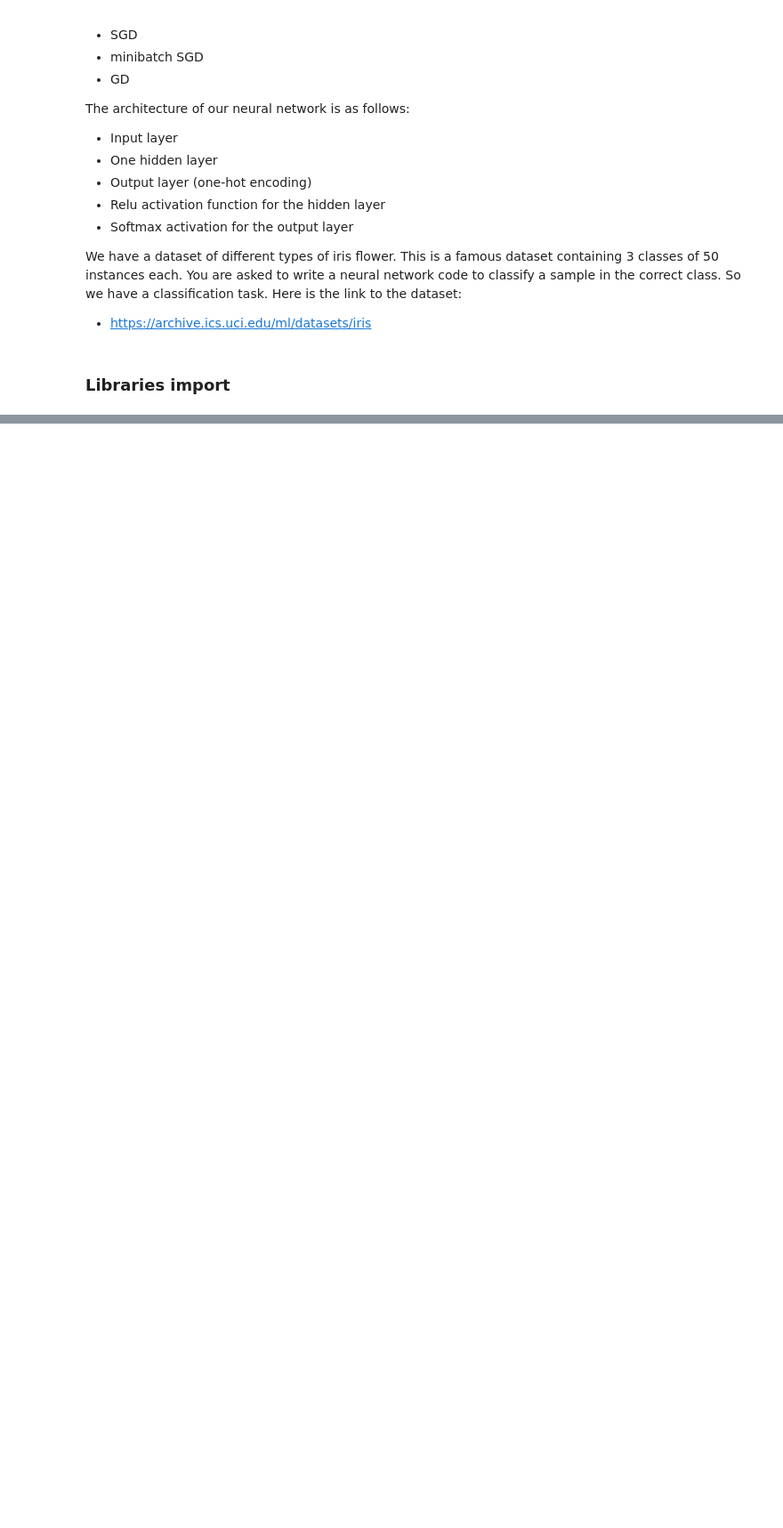
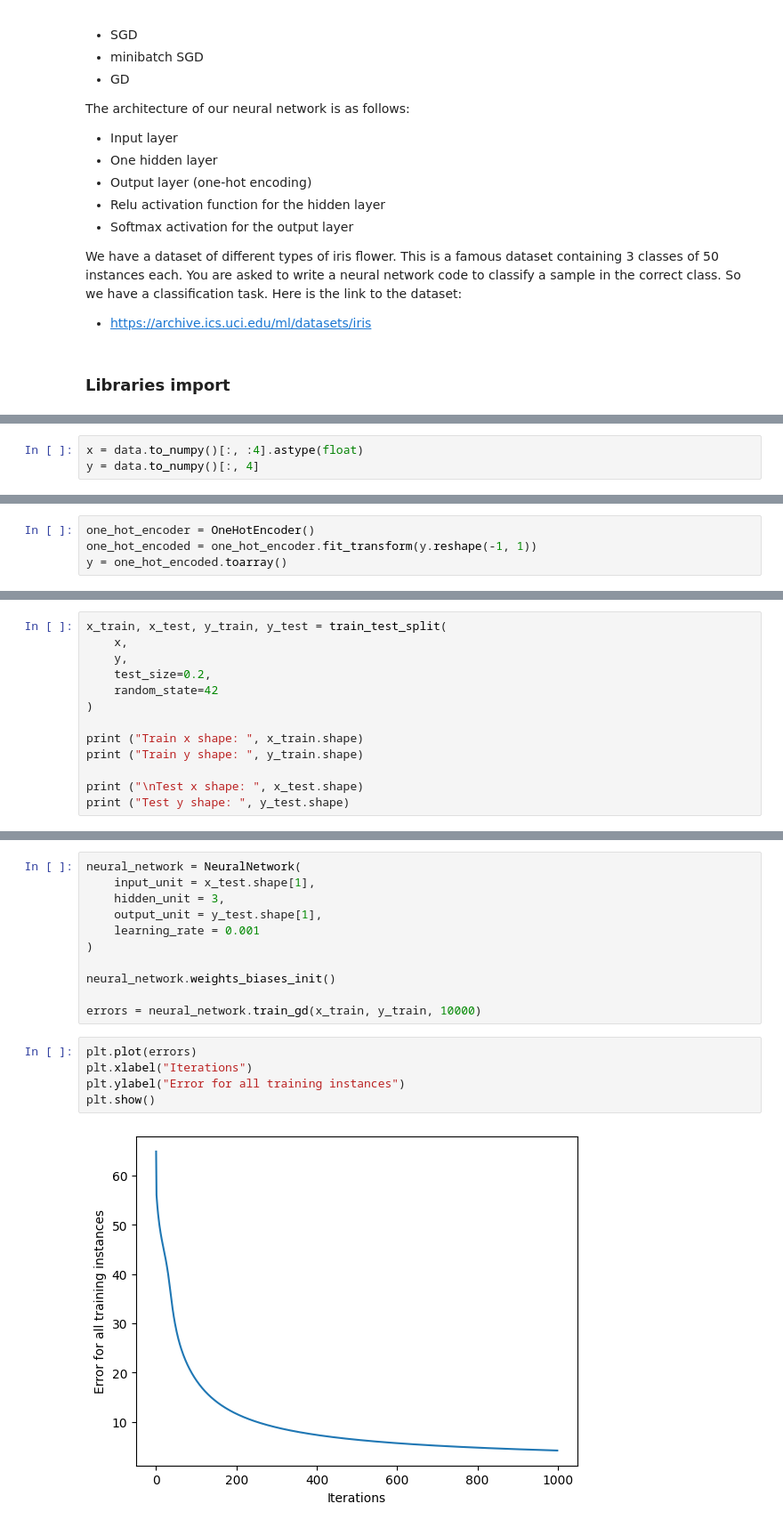
Before and after one commit to igordzierwa/deep-learning-labs, a Jupyter notebook: laboratory_4/lab4-DL-IgorDzierwa.ipynb, the cells around one changed output, grey strips where cells are left out. Shown: that part at 89% size. Saved outputs shown, nothing was run; the diff lists cells and outputs as text; blank space fills up the shorter version.

Commit message:
Working Neural Network

```diff
--- a/laboratory_4/lab4-DL-IgorDzierwa.ipynb
+++ b/laboratory_4/lab4-DL-IgorDzierwa.ipynb
@@ -41,0 +72,3 @@ data.head()
+# %%
+x = data.to_numpy()[:, :4].astype(float)
+y = data.to_numpy()[:, 4]
@@ -41,0 +101,4 @@ data.head()
+# %%
+one_hot_encoder = OneHotEncoder()
+one_hot_encoded = one_hot_encoder.fit_transform(y.reshape(-1, 1))
+y = one_hot_encoded.toarray()
@@ -41,0 +133,13 @@ data.head()
+# %%
+x_train, x_test, y_train, y_test = train_test_split(
+    x,
+    y,
+    test_size=0.2,
+    random_state=42
+)
+
+print ("Train x shape: ", x_train.shape)
+print ("Train y shape: ", y_train.shape)
+
+print ("\nTest x shape: ", x_test.shape)
+print ("Test y shape: ", y_test.shape)
@@ -41,0 +329,18 @@ data.head()
+# %%
+neural_network = NeuralNetwork(
+    input_unit = x_test.shape[1],
+    hidden_unit = 3,
+    output_unit = y_test.shape[1],
+    learning_rate = 0.001
+)
+
+neural_network.weights_biases_init()
+
+errors = neural_network.train_gd(x_train, y_train, 10000)
+# %%
+plt.plot(errors)
+plt.xlabel("Iterations")
+plt.ylabel("Error for all training instances")
+plt.show()
+# %% [output]
+[figure, added]
```
Also changed, not shown: parts of 24 cells of this notebook.
